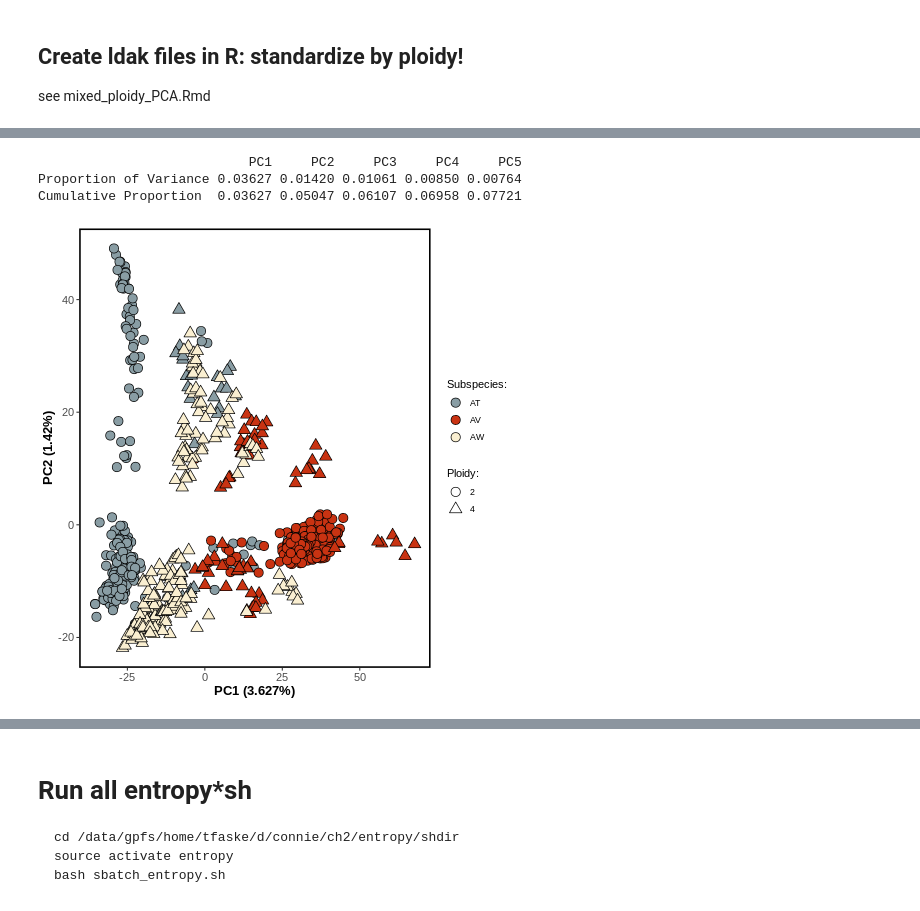
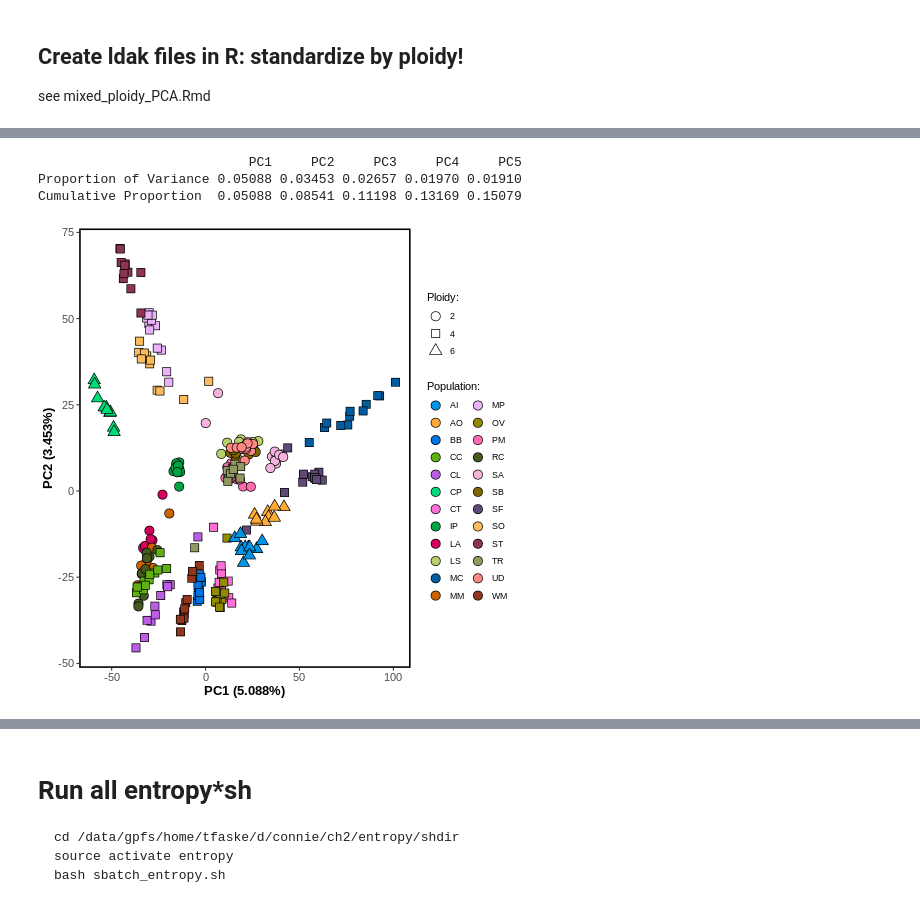
Before and after one commit to trevorfaske/CHDO_mixedploidy, a Jupyter notebook: 6entropy_CHDO_ebgAll.ipynb, the cells around one changed output, grey strips where cells are left out. Saved outputs shown, nothing was run; the diff lists cells and outputs as text; code cells hidden in the pictures.

```diff
--- a/6entropy_CHDO_ebgAll.ipynb
+++ b/6entropy_CHDO_ebgAll.ipynb
@@ -364,5 +409,10 @@ V5 0.00397 0.00199 0.99999 0.00000 0.00397
 # %%
 %%R
+
+#test, convert 0 after scale
+g[which(g == 0)] <- NA
+print(length(which(is.na(g))))
+
 #### create pl_list ####
 
 pl_list <- Pop_ID$Ploidy
@@ -373,7 +423,9 @@ nind <- nrow(g)
 nloci <- ncol(g)
 n2_index <- which(pl_list == 2)
 n4_index <- which(pl_list == 4)
+n6_index <- which(pl_list == 6)
 
 #### check distributions  / range ###
 g2 <- g[n2_index,]
 g4 <- g[n4_index,]
+g6 <- g[n6_index,]
@@ -387,11 +434,28 @@ hist(as.vector(as.matrix(g4[,1:100])))
 # %%
 %%R
+#### create pl_list ####
+
+pl_list <- Pop_ID$Ploidy
+
+#### get stats on g and ploidy ####
+
+nind <- nrow(g)
+nloci <- ncol(g)
+n2_index <- which(pl_list == 2)
+n4_index <- which(pl_list == 4)
+n6_index <- which(pl_list == 6)
+
+#### check distributions  / range ###
 g2 <- g[n2_index,]
 g4 <- g[n4_index,]
+g6 <- g[n6_index,]
+
+#### scale withing ####
 g2_scale <- scale(g2)
 g4_scale <- scale(g4)
+g6_scale <- scale(g6)
 
-g_z <- rbind(g2_scale,g4_scale)
+g_z <- rbind(g2_scale,g4_scale,g6_scale)
 
 ### if NAs
 g_z[is.na(g_z)] <- 0
@@ -400,30 +464,35 @@ z_pca <- prcomp(as.matrix(g_z),scale. = F, center = F)
 pve <- summary(z_pca)$importance[2,1:5]
 print(summary(z_pca)$importance[2:3,1:5])
 
-pca_df <- cbind(rbind(Pop_ID[n2_index,],Pop_ID[n4_index,]),
+pca_df <- cbind(rbind(Pop_ID[n2_index,],Pop_ID[n4_index,],Pop_ID[n6_index,]),
                   z_pca$x[,1:5])
 # %% [output]
                            PC1     PC2     PC3     PC4     PC5
-Proportion of Variance 0.03627 0.01420 0.01061 0.00850 0.00764
-Cumulative Proportion  0.03627 0.05047 0.06107 0.06958 0.07721
+Proportion of Variance 0.05088 0.03453 0.02657 0.01970 0.01910
+Cumulative Proportion  0.05088 0.08541 0.11198 0.13169 0.15079
 # %%
 %%R
-col3 <- c("#899DA4","#C93312","#FAEFD1")
-ggplot(data = pca_df, aes(x=PC1,y=PC2,fill=Sp,shape=as.character(Ploidy))) +
-  geom_point(colour='black',size = 4)+ #ggtitle("PCA ARTR all") +
-  xlab(paste("PC",1," (",pve[1]*100,"%)",sep="")) + ylab(paste("PC",2," (",pve[2]*100,"%)",sep=""))  +
-  scale_fill_manual(name='Subspecies:',values = col3) +
-  scale_shape_manual(name='Ploidy:',values = c(21,24)) +
+col24 <- c("#0094e6","#ffab35","#0072e1","#5fb111","#bb5de5","#00db79","#ff70d7","#00a543",
+           "#d5005b","#b7d069","#005da2","#ca6300","#eab3f9","#928b00","#ff6cae","#46591e",
+           "#f3b3dd","#816600","#604879","#fabb5d","#8d3353","#919962","#ff8885","#8f361c")
+
+ggplot(data = pca_df, aes(x=PC1,y=PC2,
+                          fill=Pop,shape=as.character(Ploidy))) +
+  geom_point(colour='black',size = 4) +
+  xlab(paste("PC",1," (",pve[1]*100,"%)",sep="")) +
+  ylab(paste("PC",2," (",pve[2]*100,"%)",sep=""))  +
+  scale_fill_manual(name='Population:',values = col24) +
+  scale_shape_manual(name='Ploidy:',values = c(21,22,24)) +
   guides(fill = guide_legend(override.aes=list(pch=21))) +
   theme_bw() +
   theme(#legend.position = 'none',
     axis.text = element_text(size=11),
     axis.title = element_text(size = 13, colour="black",face = "bold",vjust = 1),
     panel.border = element_rect(size = 1.5, colour = "black"),
     panel.grid.major = element_blank(),
     panel.grid.minor = element_blank())
 # %% [output]
-[figure, old version]
+[figure, new version]
 # %%
 %%R
 #######################################################################################
```
Also changed, not shown: parts of 40 cells of this notebook, 1 other file.
